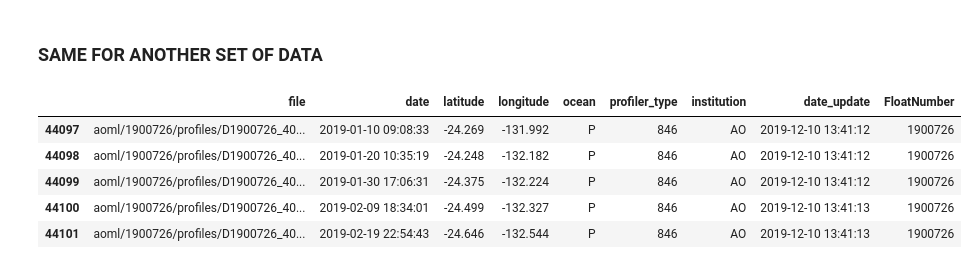
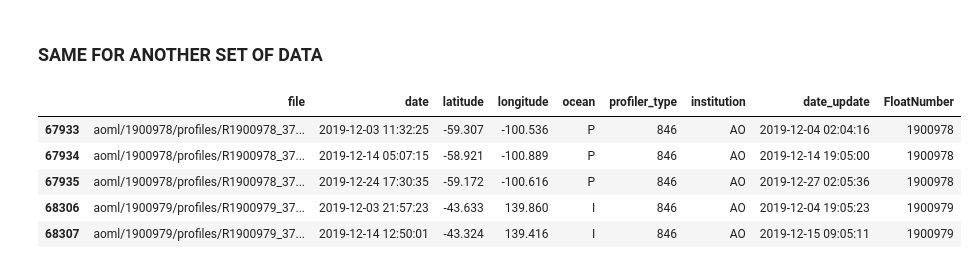
Before and after one commit to quai20/DataViz, a Jupyter notebook: argo_sparseness.ipynb, the cells around one changed output. Saved outputs shown, nothing was run; the diff lists cells and outputs as text; code cells hidden in the pictures.

```diff
--- a/argo_sparseness.ipynb
+++ b/argo_sparseness.ipynb
@@ -102,17 +107,17 @@ plt.show()
 ### SAME FOR ANOTHER SET OF DATA
 # %%
 #ANOTHER TIME SELECTION
-MDAT=DAT.query('date >= "2019-01-01" & date <= "2019-12-31"')
+MDAT=DAT.query('date >= "2019-12-01" & date <= "2019-12-31"')
 MDAT=MDAT[~MDAT.latitude.isnull() & ~MDAT.longitude.isnull()]
 MDAT=MDAT.query('longitude >= -180 & longitude <= 180 & latitude >= -90 & latitude <= 90')
 MDAT.head()
 # %% [output]
 |  | file | date | latitude | longitude | ocean | profiler_type | institution | date_update | FloatNumber |
-| 44097 | aoml/1900726/profiles/D1900726_40... | 2019-01-10 09:08:33 | -24.269 | -131.992 | P | 846 | AO | 2019-12-10 13:41:12 | 1900726 |
-| 44098 | aoml/1900726/profiles/D1900726_40... | 2019-01-20 10:35:19 | -24.248 | -132.182 | P | 846 | AO | 2019-12-10 13:41:12 | 1900726 |
-| 44099 | aoml/1900726/profiles/D1900726_40... | 2019-01-30 17:06:31 | -24.375 | -132.224 | P | 846 | AO | 2019-12-10 13:41:12 | 1900726 |
-| 44100 | aoml/1900726/profiles/D1900726_40... | 2019-02-09 18:34:01 | -24.499 | -132.327 | P | 846 | AO | 2019-12-10 13:41:13 | 1900726 |
-| 44101 | aoml/1900726/profiles/D1900726_40... | 2019-02-19 22:54:43 | -24.646 | -132.544 | P | 846 | AO | 2019-12-10 13:41:13 | 1900726 |
+| 67933 | aoml/1900978/profiles/R1900978_37... | 2019-12-03 11:32:25 | -59.307 | -100.536 | P | 846 | AO | 2019-12-04 02:04:16 | 1900978 |
+| 67934 | aoml/1900978/profiles/R1900978_37... | 2019-12-14 05:07:15 | -58.921 | -100.889 | P | 846 | AO | 2019-12-14 19:05:00 | 1900978 |
+| 67935 | aoml/1900978/profiles/R1900978_37... | 2019-12-24 17:30:35 | -59.172 | -100.616 | P | 846 | AO | 2019-12-27 02:05:36 | 1900978 |
+| 68306 | aoml/1900979/profiles/R1900979_37... | 2019-12-03 21:57:23 | -43.633 | 139.860 | I | 846 | AO | 2019-12-04 19:05:23 | 1900979 |
+| 68307 | aoml/1900979/profiles/R1900979_37... | 2019-12-14 12:50:01 | -43.324 | 139.416 | I | 846 | AO | 2019-12-15 09:05:11 | 1900979 |
 # %%
 #NEARNEIGHBOR
 points = list(zip(MDAT['longitude'].values,MDAT['latitude'].values))
```
Also changed, not shown: parts of 13 cells of this notebook.
